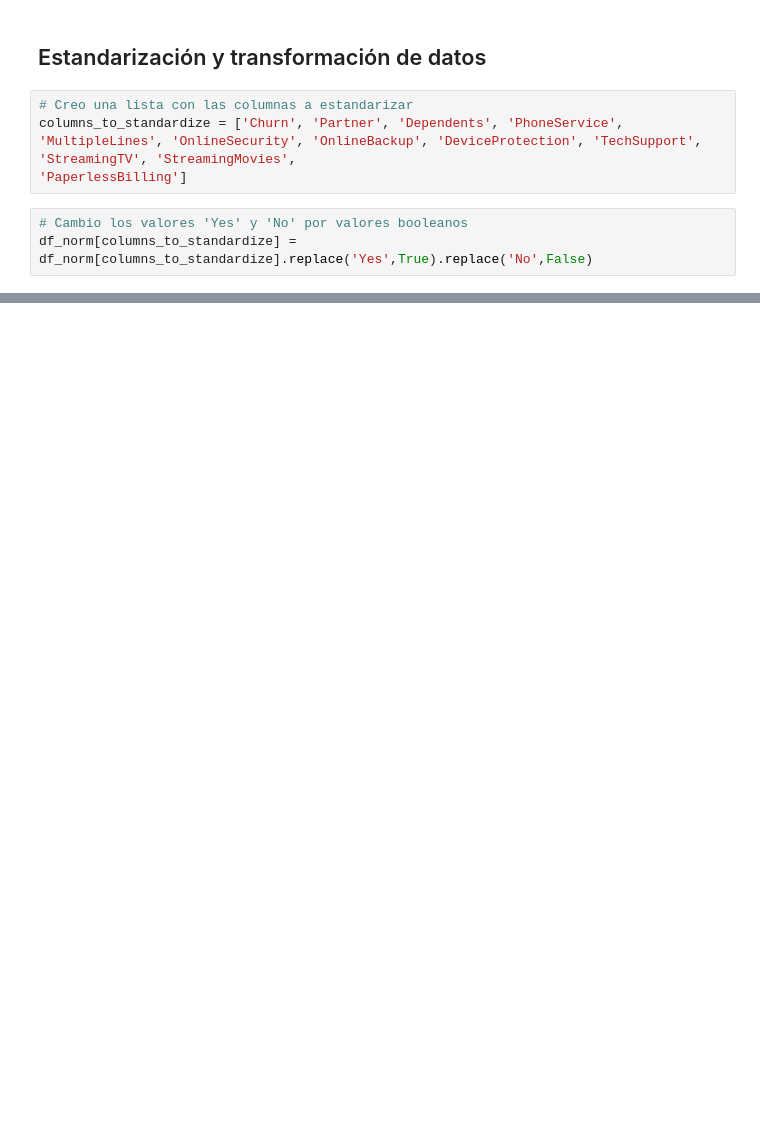
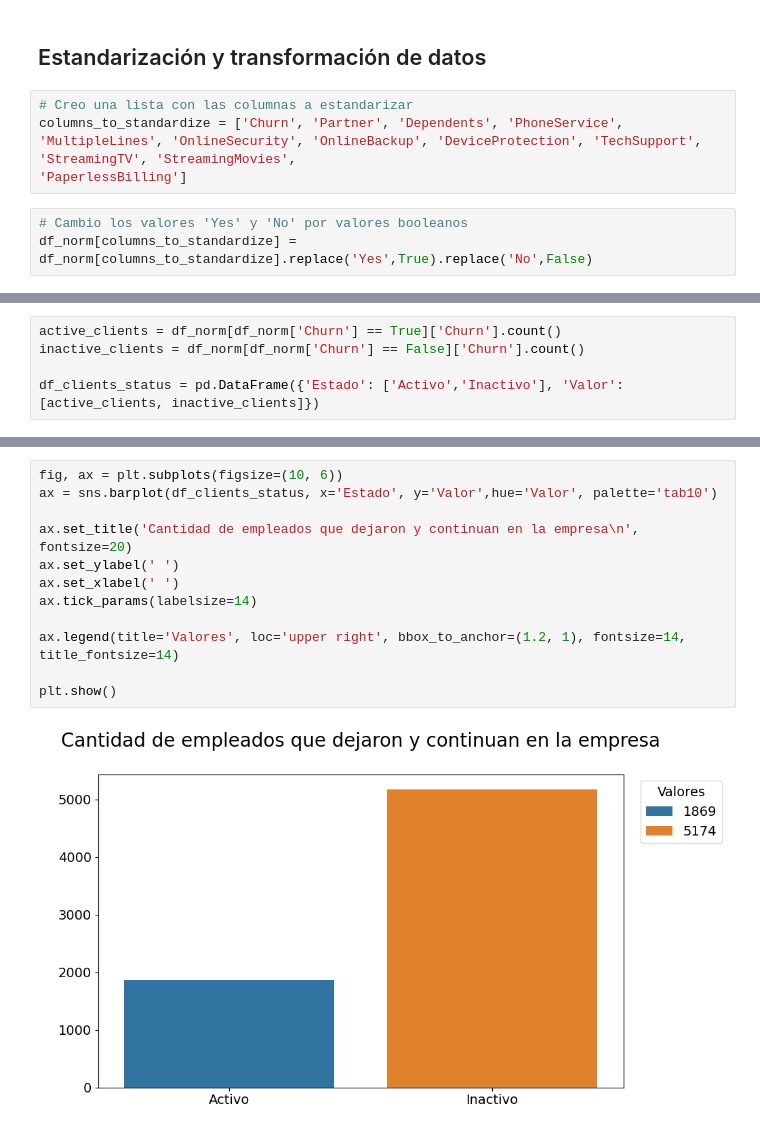
Before and after one commit to lukitasmois/TelecomX_LATAM, a Jupyter notebook: TelecomX_LATAM.ipynb, the cells around one changed output, grey strips where cells are left out. Drawn from its saved outputs; the diff is of its cells as text; blank space fills up the shorter version.

Commit message:
Agrego grafico de barras para visualizar la cantidad de empleados que dejaron y que continuan en la empresa

```diff
--- a/TelecomX_LATAM.ipynb
+++ b/TelecomX_LATAM.ipynb
@@ -208,0 +243,5 @@ df_norm.head()
+# %%
+active_clients = df_norm[df_norm['Churn'] == True]['Churn'].count()
+inactive_clients = df_norm[df_norm['Churn'] == False]['Churn'].count()
+
+df_clients_status = pd.DataFrame({'Estado': ['Activo','Inactivo'], 'Valor': [active_clients, inactive_clients]})
@@ -208,0 +254,14 @@ df_norm.head()
+# %%
+fig, ax = plt.subplots(figsize=(10, 6))
+ax = sns.barplot(df_clients_status, x='Estado', y='Valor',hue='Valor', palette='tab10')
+
+ax.set_title('Cantidad de empleados que dejaron y continuan en la empresa\n', fontsize=20)
+ax.set_ylabel(' ')
+ax.set_xlabel(' ')
+ax.tick_params(labelsize=14)
+
+ax.legend(title='Valores', loc='upper right', bbox_to_anchor=(1.2, 1), fontsize=14, title_fontsize=14)
+
+plt.show()
+# %% [output]
+[figure, added]
```
Also changed, not shown: parts of 9 cells of this notebook.
